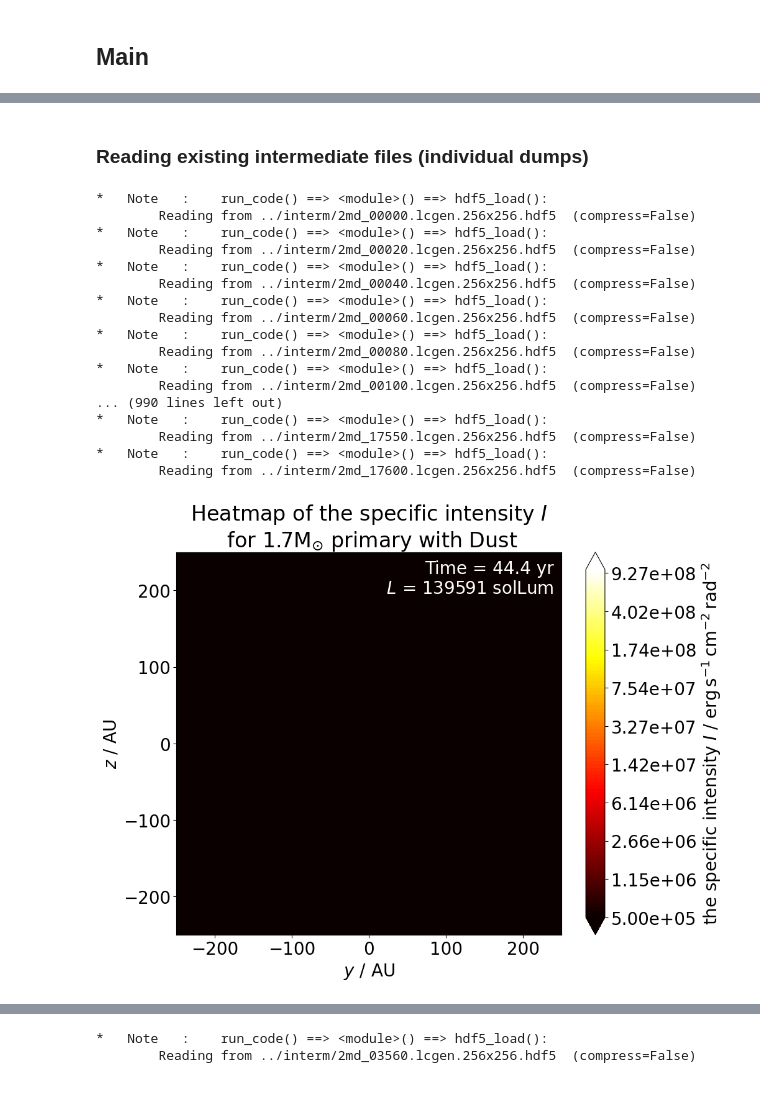
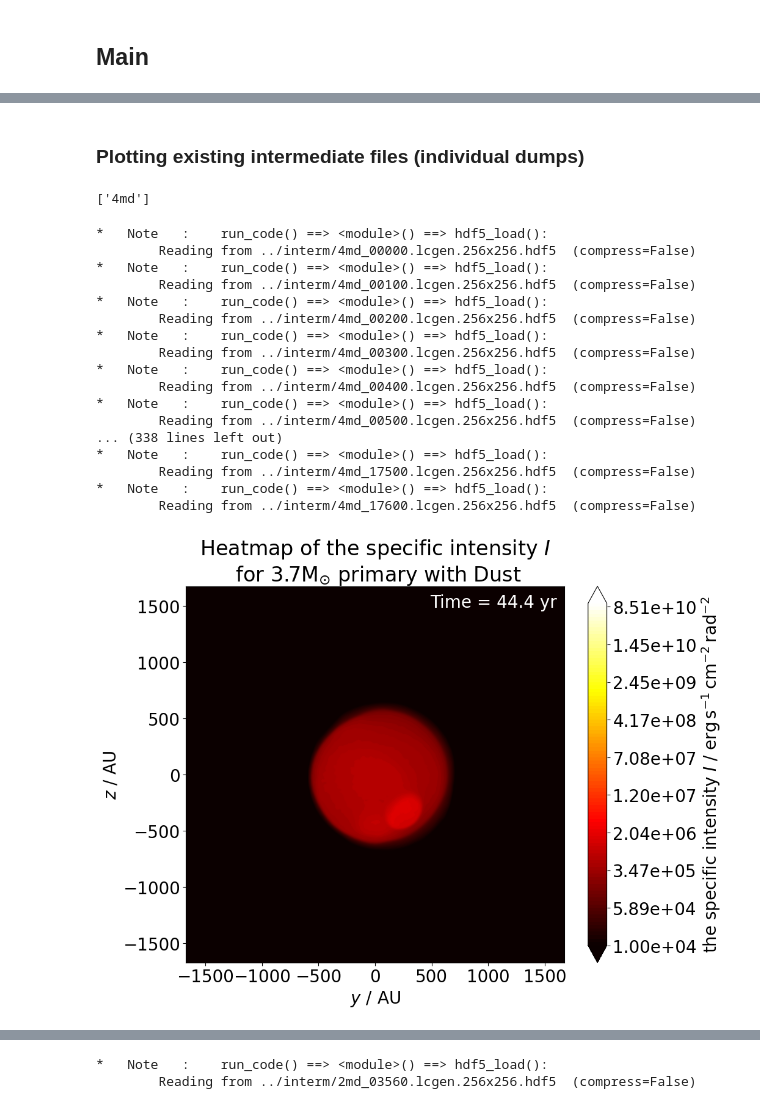
Before and after one commit to chunliangmu/RTinCEE-scripts-2024, a Jupyter notebook: script_LCGen_analysis.ipynb, the cells around one changed output, grey strips where cells are left out. Cells and saved outputs as stored; diff of their text form; code cells hidden in the pictures.

```diff
--- a/script_LCGen_analysis.ipynb
+++ b/script_LCGen_analysis.ipynb
@@ -318,8 +320,8 @@ def plot_heat(
 
 
     #cax = ax.imshow(data.reshape(no_xy).T.value, norm=norm, cmap=cmap, origin='lower', extent=extent)
-    if facecolor is not None:
-        ax.set_facecolor(facecolor)
+    if facecolor is None: facecolor = plt.get_cmap(cmap).get_under()
+    ax.set_facecolor(facecolor)
     cax = ax.contourf(Xs.reshape(no_xy).value, Ys.reshape(no_xy).value, data.reshape(no_xy).value, levels, norm=norm, cmap=cmap, extend='both')
     for c in cax.collections:
         c.set_edgecolor("face")
@@ -331,8 +333,8 @@ def plot_heat(
     if notes is not None:
         ax.text(
             0.98, 0.98,
-            f"Time = {notes['time']:.1f}\n" + \
-            f" $L$ = {notes['lum' ]:.0f}",
+            f"Time = {notes['time']:.1f}\n",
+            # + f" $L$ = {notes['lum' ]:.0f}",
             color = text_color,
             ha = 'right', va = 'top',
             transform=ax.transAxes,
@@ -403 +408,6 @@ plot_title_dict = {
+# %%
+# additional_interm_files = []
+additional_interm_files = [
+    (f"{interm_dir}lcgen.256x256.2md.json", "256x256"),
+]
 # %%
@@ -460,10 +492,11 @@ if __name__ == '__main__':
 # fitting photosphere expansion velocity
 if __name__ == '__main__':
     for job_nickname, data0 in combs[no_xy_txt].items():
+        if job_nickname == '_meta_': continue
         for xyzs, data in data0.items():
             Rph   = (data['areas']/pi)**0.5
             times =  data['times']
-            nstop = np.where(times > 5 * units.yr)[0][0]
+            nstop = np.where(times > 10 * units.yr)[0][0]
             ans = linregress(times[nstop:], Rph[nstop:])
             print(
                 job_nickname, xyzs, nstop,
@@ -488,5 +521,9 @@ if __name__ == '__main__':
-# %% [markdown]
-### Reading existing intermediate files (individual dumps)
+# %% [markdown]
+### Plotting existing intermediate files (individual dumps)
+# %%
+job_nicknames
+# %% [output]
+['4md']
 # %%
 rays_res = 256
 no_xy = (rays_res, rays_res)
@@ -542,57 +579,58 @@ if __name__ == '__main__':
 
                 for fig in figs:
                     fig.clear()
                     plt.close(fig)
                     del fig
                 del figs
                 figs = []
 
-                cmap = plt.get_cmap('hot') #plt.get_cmap()
-                #cmap.set_over('white')
 
                 xylim_u = 100*units.au if file_index < 3560 else 250*units.au
 
+                # cmap = plt.get_cmap('hot') #; cmap.set_over('white')
                 fig, _, outfilenames = plot_heat(
                     no_xy, rays_u, rads, data_label="the specific intensity $I$",
                     xyzs=xyzs, save_label=f"image",
-                    job_profile=job_profile, file_index=file_index, cmap=cmap, notes=data,
-                    #norm=mpl.colors.Normalize(0., I_range, clip=False),
-                    norm=mpl.colors.LogNorm(5e5, 1e9, clip=False),
+                    job_profile=job_profile, file_index=file_index, cmap='hot', notes=data,
+                    norm=mpl.colors.LogNorm(1e4, 1e11, clip=False),
+                    #norm=mpl.colors.LogNorm(5e5, 1e9, clip=False),
                     cbar_num_fmt=lambda x, pos: f"{x:.2e}",
-                    facecolor=cmap.get_under(), text_color='white',
-                    xylim=xylim_u.to_value(rays_u.unit),
+                    text_color='white',
+                    # xylim=xylim_u.to_value(rays_u.unit),
                     output_dir=output_dir, out_exts=['png'], verbose=verbose_loop)
                 outfilenames_dict['rads' ][job_nickname][xyzs].append(outfilenames[-1])
                 figs.append(fig)
 
-                # fig, _, outfilenames = plot_heat(
-                #     no_xy, rays_u, data['contr'], data_label="contribution fraction of the most contributed",
-                #     xyzs=xyzs, save_label=f"contr",
-                #     job_profile=job_profile, file_index=file_index, cmap='seismic', notes=data,
-                #     ticks=10,
-                #     norm=mpl.colors.Normalize(0., 100.),
-                #     output_dir=output_dir, out_exts=['png'], verbose=verbose_loop)
-                # outfilenames_dict['contr'][job_nickname][xyzs].append(outfilenames[-1])
-                # figs.append(fig)
-                del data, rays_u, rads, I_avg, I_range
+
+                fig, _, outfilenames = plot_heat(
+                    no_xy, rays_u, data['contr'], data_label="contribution fraction of the most contributed",
+                    xyzs=xyzs, save_label=f"contr",
+                    job_profile=job_profile, file_index=file_index, cmap='seismic', notes=data,
+                    ticks=10,
+                    norm=mpl.colors.Normalize(0., 100.),
+                    text_color='white',
+                    output_dir=output_dir, out_exts=['png'], verbose=verbose_loop)
+                outfilenames_dict['contr'][job_nickname][xyzs].append(outfilenames[-1])
+                figs.append(fig)
+                # del data, rays_u, rads, I_avg, I_range
             del data_full
             gc.collect()
 # %% [output]
 *   Note   :    run_code() ==> <module>() ==> hdf5_load():
-        Reading from ../interm/2md_00000.lcgen.256x256.hdf5  (compress=False)
+        Reading from ../interm/4md_00000.lcgen.256x256.hdf5  (compress=False)
 *   Note   :    run_code() ==> <module>() ==> hdf5_load():
-        Reading from ../interm/2md_00020.lcgen.256x256.hdf5  (compress=False)
+        Reading from ../interm/4md_00100.lcgen.256x256.hdf5  (compress=False)
 *   Note   :    run_code() ==> <module>() ==> hdf5_load():
-        Reading from ../interm/2md_00040.lcgen.256x256.hdf5  (compress=False)
+        Reading from ../interm/4md_00200.lcgen.256x256.hdf5  (compress=False)
 *   Note   :    run_code() ==> <module>() ==> hdf5_load():
-        Reading from ../interm/2md_00060.lcgen.256x256.hdf5  (compress=False)
+        Reading from ../interm/4md_00300.lcgen.256x256.hdf5  (compress=False)
 *   Note   :    run_code() ==> <module>() ==> hdf5_load():
-        Reading from ../interm/2md_00080.lcgen.256x256.hdf5  (compress=False)
+        Reading from ../interm/4md_00400.lcgen.256x256.hdf5  (compress=False)
 *   Note   :    run_code() ==> <module>() ==> hdf5_load():
-        Reading from ../interm/2md_00100.lcgen.256x256.hdf5  (compress=False)
-... (990 lines left out)
+        Reading from ../interm/4md_00500.lcgen.256x256.hdf5  (compress=False)
+... (338 lines left out)
 *   Note   :    run_code() ==> <module>() ==> hdf5_load():
-        Reading from ../interm/2md_17550.lcgen.256x256.hdf5  (compress=False)
+        Reading from ../interm/4md_17500.lcgen.256x256.hdf5  (compress=False)
 *   Note   :    run_code() ==> <module>() ==> hdf5_load():
-        Reading from ../interm/2md_17600.lcgen.256x256.hdf5  (compress=False)
+        Reading from ../interm/4md_17600.lcgen.256x256.hdf5  (compress=False)
-[figure, old version]
+[figure, new version]
```
Also changed, not shown: parts of 14 cells of this notebook, 3 other files.
